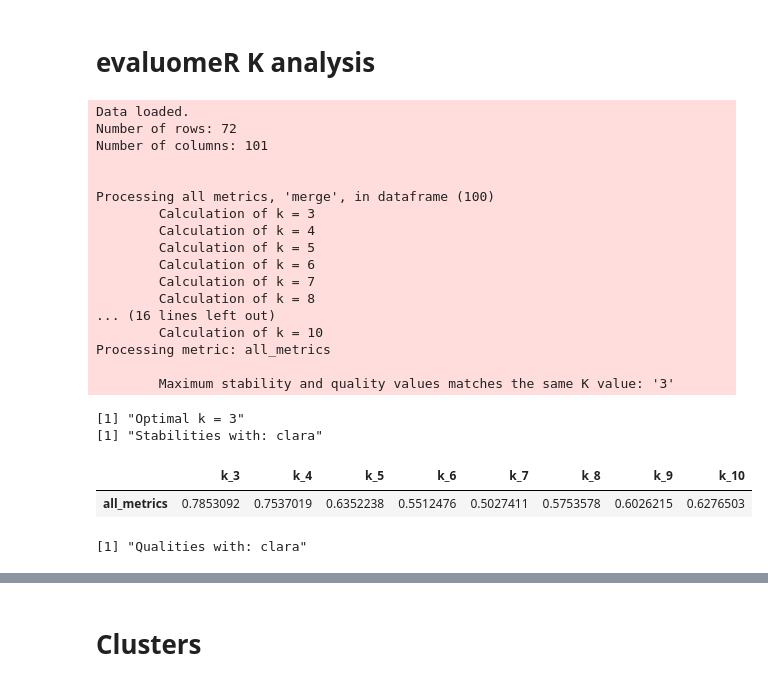
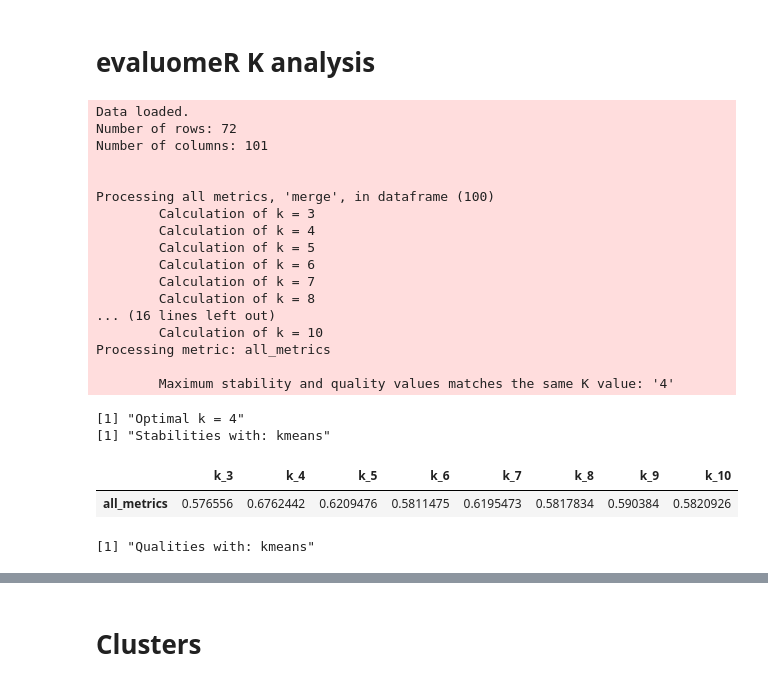
Before and after one commit to neobernad/evaluomeR, a Jupyter notebook: notebooks/local/golub.ipynb, the cells around one changed output, grey strips where cells are left out. Cells and saved outputs as stored; diff of their text form; code cells hidden in the pictures.

```diff
--- a/notebooks/local/golub.ipynb
+++ b/notebooks/local/golub.ipynb
@@ -134,7 +152,7 @@ head(top_golub)
 # %%
 seed = 13606
 k.range=c(3,10)
-cbi = "clara"
+cbi = "kmeans"
 top_golub = golub
 colnames(top_golub)[colnames(top_golub) == 'Case'] <- 'Description'
 # Stab
@@ -149,36 +167,36 @@ golub_qual_range = qualityRange(data=top_golub, k.range=k.range,
                             all_metrics=TRUE, seed=seed,
                             cbi=cbi)
 golub_qual = standardizeQualityData(golub_qual_range)
 
 # K opt
 golub_k_opt = getOptimalKValue(golub_stab_range, golub_qual_range, k.range= k.range)
 print(paste0("Optimal k = ", golub_k_opt$Global_optimal_k))
 print(paste0("Stabilities with: ", cbi))
 golub_stab
 print(paste0("Qualities with: ", cbi))
 golub_qual
 top_golub
 # %% [output]
 Data loaded.
 Number of rows: 72
 Number of columns: 101
 
 
 Processing all metrics, 'merge', in dataframe (100)
         Calculation of k = 3
         Calculation of k = 4
         Calculation of k = 5
         Calculation of k = 6
         Calculation of k = 7
         Calculation of k = 8
 ... (16 lines left out)
         Calculation of k = 10
 Processing metric: all_metrics
 
-        Maximum stability and quality values matches the same K value: '3'
+        Maximum stability and quality values matches the same K value: '4'
-[1] "Optimal k = 3"
-[1] "Stabilities with: clara"
+[1] "Optimal k = 4"
+[1] "Stabilities with: kmeans"
 |  | k_3 | k_4 | k_5 | k_6 | k_7 | k_8 | k_9 | k_10 |
-| all_metrics | 0.7853092 | 0.7537019 | 0.6352238 | 0.5512476 | 0.5027411 | 0.5753578 | 0.6026215 | 0.6276503 |
+| all_metrics | 0.576556 | 0.6762442 | 0.6209476 | 0.5811475 | 0.6195473 | 0.5817834 | 0.590384 | 0.5820926 |
-[1] "Qualities with: clara"
+[1] "Qualities with: kmeans"
 |  | k_3 | k_4 | k_5 | k_6 | k_7 | k_8 | k_9 | k_10 |
```
Also changed, not shown: parts of 5 cells of this notebook, 1 other file.
